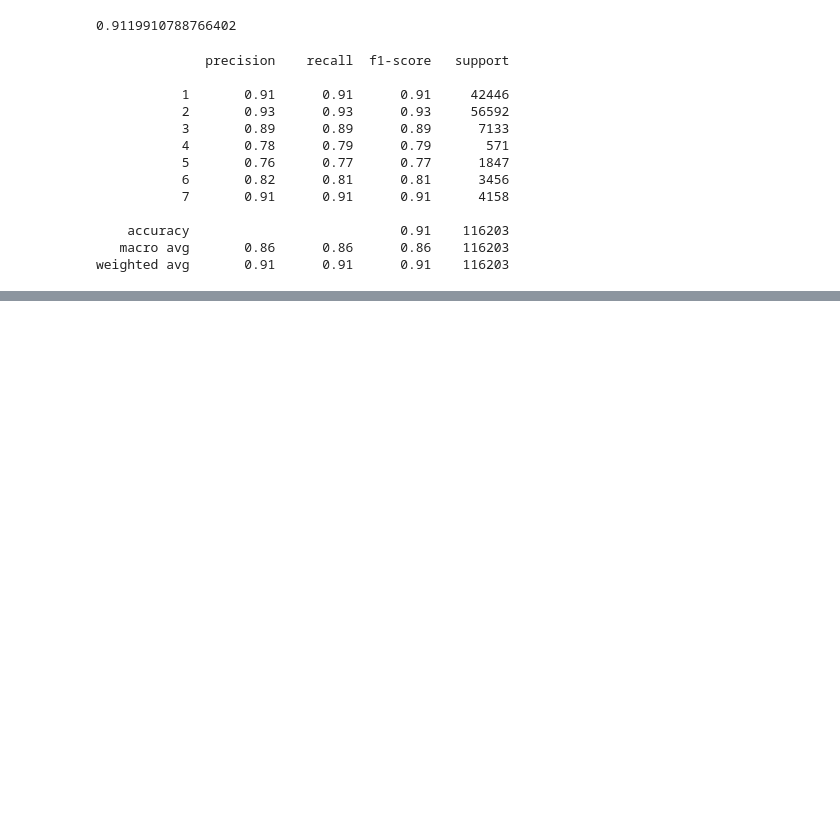
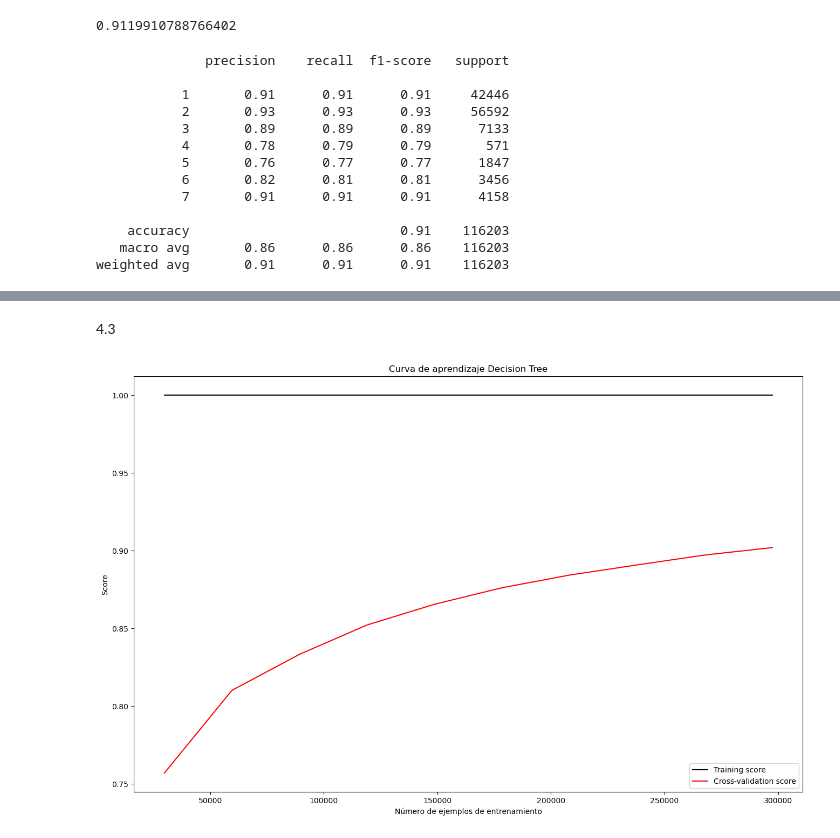
Before and after one commit to Jacobo24/Examen_EDA, a Jupyter notebook: Examen.ipynb, the cells around one changed output, grey strips where cells are left out. Drawn from its saved outputs; the diff is of its cells as text; code cells hidden in the pictures; blank space fills up the shorter version.

```diff
--- a/Examen.ipynb
+++ b/Examen.ipynb
@@ -280,0 +303,17 @@ weighted avg       0.91      0.91      0.91    116203
+# %% [markdown]
+4.3
+# %%
+from sklearn.model_selection import learning_curve
+train_sizes, train_scores, test_scores = learning_curve(
+    DecisionTreeClassifier(), X_train, y_train, cv=5, n_jobs=1, train_sizes=np.linspace(.1, 1.0, 10), random_state=100)
+# %%
+plt.figure(figsize=(16,10))
+plt.plot(train_sizes, np.mean(train_scores, axis=1), label="Training score", color="black")
+plt.plot(train_sizes, np.mean(test_scores, axis=1), label="Cross-validation score", color="red")
+plt.title("Curva de aprendizaje Decision Tree")
+plt.xlabel("Número de ejemplos de entrenamiento")
+plt.ylabel("Score")
+plt.legend(loc="best")
+plt.show()
+# %% [output]
+[figure, added]
```
Also changed, not shown: parts of 13 cells of this notebook, 1 other file.
